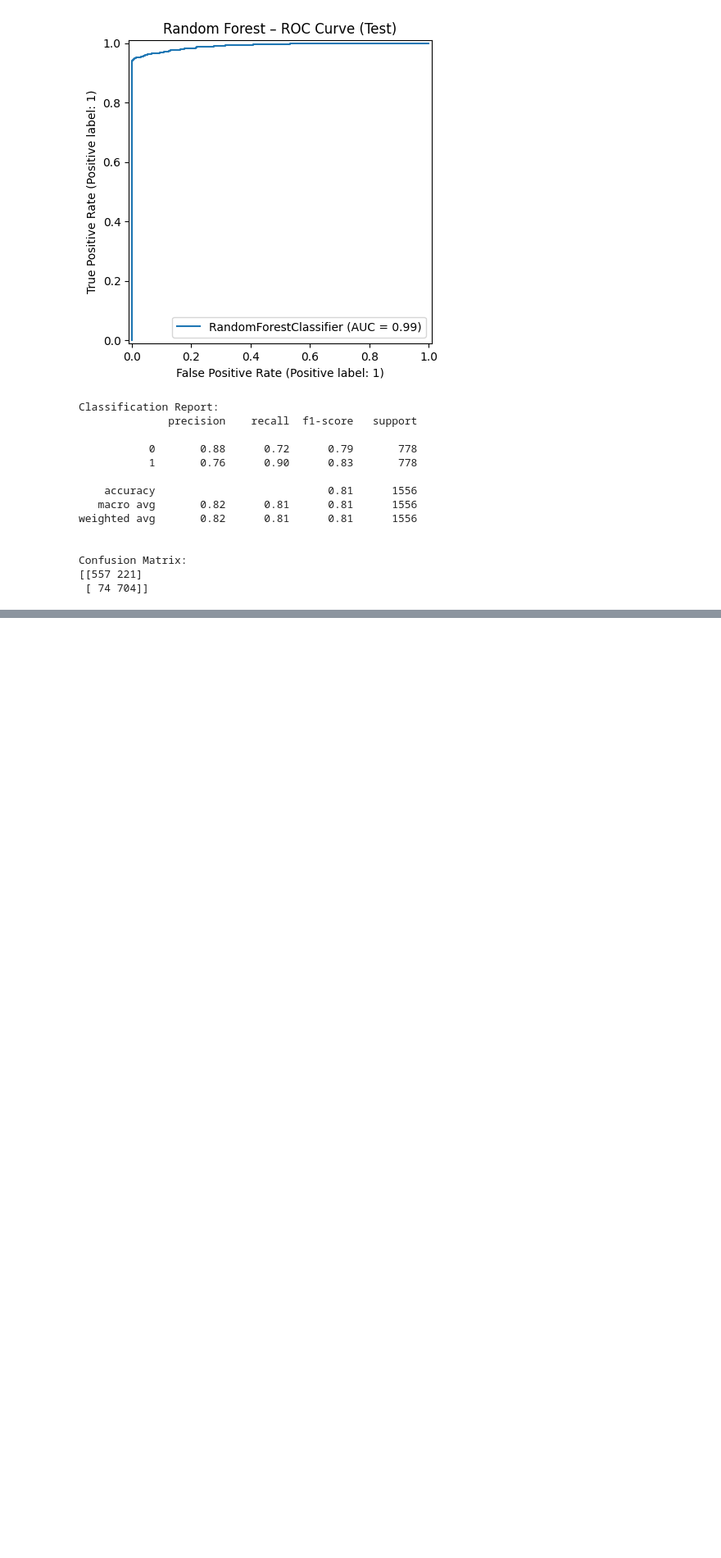
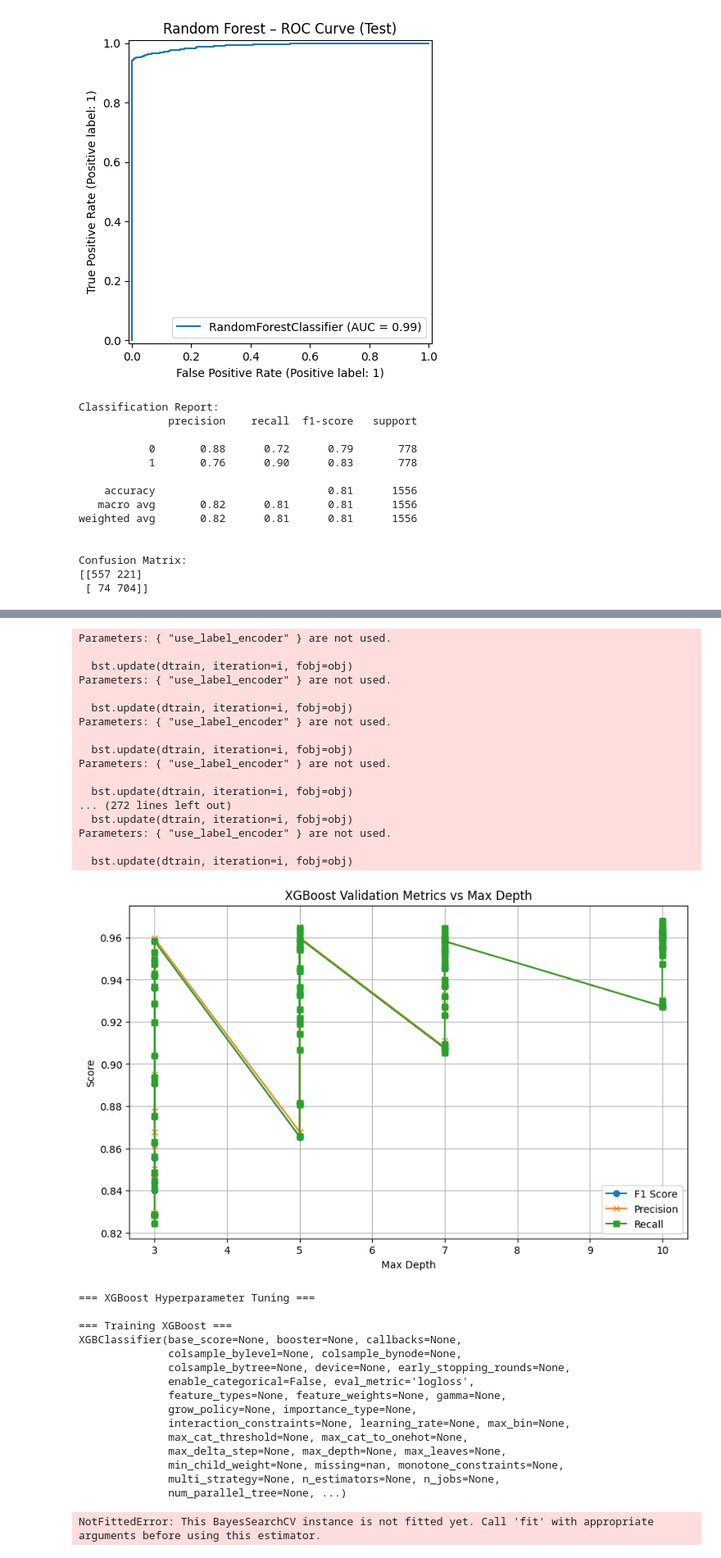
Before and after one commit to JAIS0N/StrokePrediction, a Jupyter notebook: MLProject.ipynb, the cells around one changed output, grey strips where cells are left out. Shown at 82% size. Saved outputs shown, nothing was run; the diff lists cells and outputs as text; code cells hidden in the pictures; blank space fills up the shorter version.

```diff
--- a/MLProject.ipynb
+++ b/MLProject.ipynb
@@ -754,0 +1119,76 @@ Confusion Matrix:
+# %%
+xgboost_x_dft.drop(columns=['stroke'], inplace=True)
+xgboost_x_dft, xgboost_y_dft = over_sample_data(xgboost_x_dft, xgboost_y_dft)
+x_train,x_val,x_temp, y_train,y_val,y_temp = load_preprocess_data(xgboost_x_dft, xgboost_y_dft)
+# %%
+class_weight  = calc_class_weight(xgboost_y_dft)
+xg_boost_param['model'] = XGBClassifier(random_state=42, scale_pos_weight=class_weight,
+                                          eval_metric='logloss')
+# %%
+
+f1_scores = []
+precision_scores = []
+recall_scores = []
+depths = []
+
+for params in xgb_param_dicts:
+    model = XGBClassifier(max_depth=params['max_depth'], learning_rate=params['learning_rate'], n_estimators=params['n_estimators'],
+                        scale_pos_weight=class_weight, random_state=42, use_label_encoder=False, eval_metric='logloss')
+
+    model.fit(x_train, y_train)
+    y_val_pred = model.predict(x_val)
+
+    f1_scores.append(f1_score(y_val, y_val_pred, average='weighted'))
+    precision_scores.append(precision_score(y_val, y_val_pred, average='weighted'))
+    recall_scores.append(recall_score(y_val, y_val_pred, average='weighted'))
+    depths.append(params['max_depth'])
+
+# Plot
+plt.figure(figsize=(10, 6))
+plt.plot(depths, f1_scores, label="F1 Score", marker='o')
+plt.plot(depths, precision_scores, label="Precision", marker='x')
+plt.plot(depths, recall_scores, label="Recall", marker='s')
+plt.xlabel("Max Depth")
+plt.ylabel("Score")
+plt.title("XGBoost Validation Metrics vs Max Depth")
+plt.legend()
+plt.grid()
+plt.show()
+
+# Optional full model tuning + evaluation
+execute_model('XGBoost', xg_boost_param, x_train, y_train, x_val, y_val, X_test, y_test)
+# %% [output]
+Parameters: { "use_label_encoder" } are not used.
+
+  bst.update(dtrain, iteration=i, fobj=obj)
+Parameters: { "use_label_encoder" } are not used.
+
+  bst.update(dtrain, iteration=i, fobj=obj)
+Parameters: { "use_label_encoder" } are not used.
+
+  bst.update(dtrain, iteration=i, fobj=obj)
+Parameters: { "use_label_encoder" } are not used.
+
+  bst.update(dtrain, iteration=i, fobj=obj)
+... (272 lines left out)
+  bst.update(dtrain, iteration=i, fobj=obj)
+Parameters: { "use_label_encoder" } are not used.
+
+  bst.update(dtrain, iteration=i, fobj=obj)
+[figure, added]
+=== XGBoost Hyperparameter Tuning ===
+
+=== Training XGBoost ===
+XGBClassifier(base_score=None, booster=None, callbacks=None,
+              colsample_bylevel=None, colsample_bynode=None,
+              colsample_bytree=None, device=None, early_stopping_rounds=None,
+              enable_categorical=False, eval_metric='logloss',
+              feature_types=None, feature_weights=None, gamma=None,
+              grow_policy=None, importance_type=None,
+              interaction_constraints=None, learning_rate=None, max_bin=None,
+              max_cat_threshold=None, max_cat_to_onehot=None,
+              max_delta_step=None, max_depth=None, max_leaves=None,
+              min_child_weight=None, missing=nan, monotone_constraints=None,
+              multi_strategy=None, n_estimators=None, n_jobs=None,
+              num_parallel_tree=None, ...)
+NotFittedError: This BayesSearchCV instance is not fitted yet. Call 'fit' with appropriate arguments before using this estimator.
```
Also changed, not shown: parts of 27 cells of this notebook, 7 other files.
